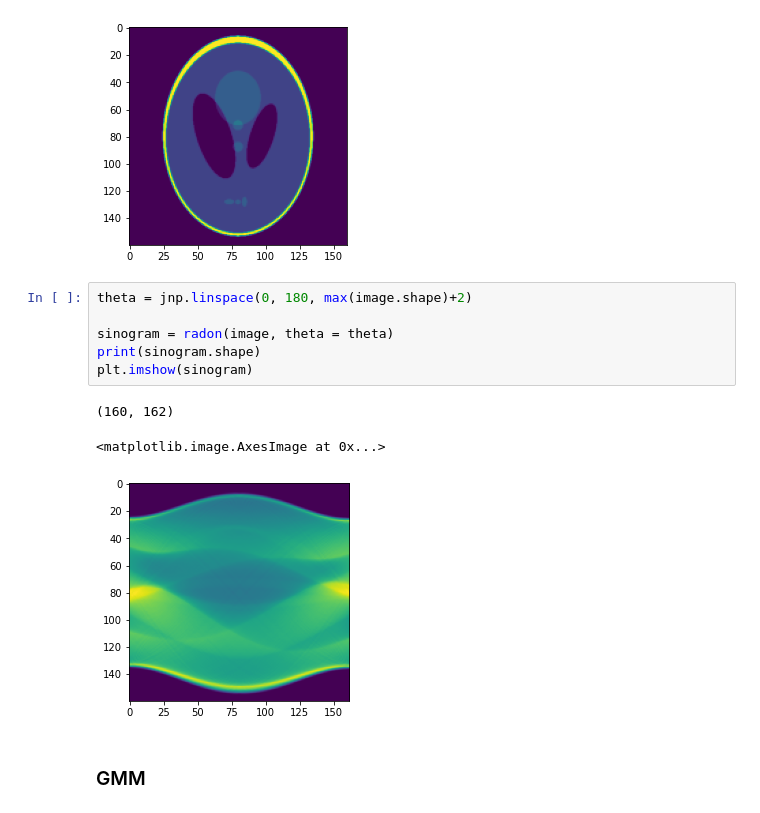
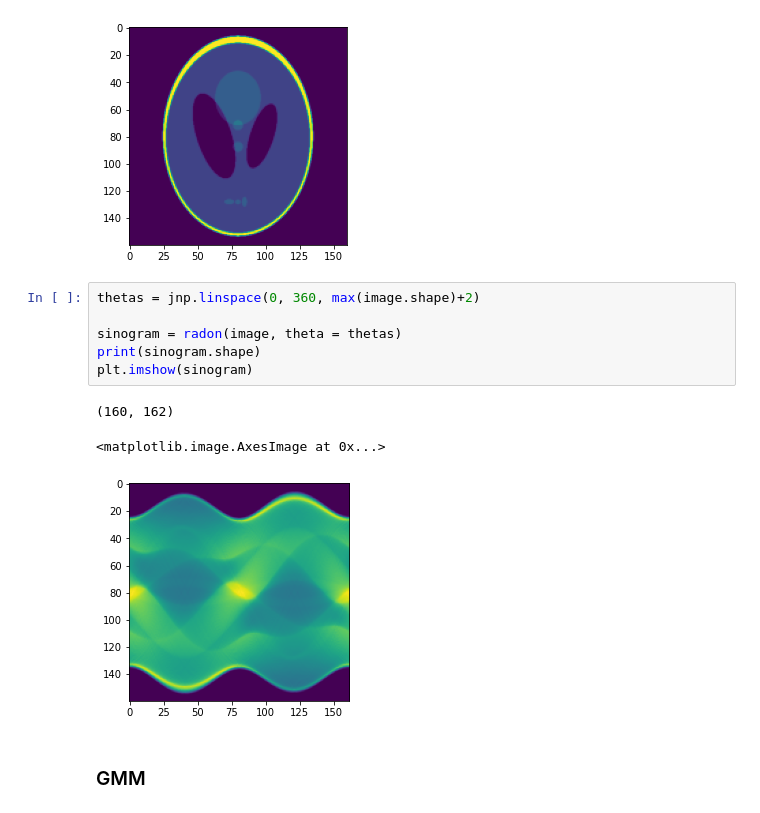
Before and after one commit to bogdantoader/simplecryoem, a Jupyter notebook: nb/SART.ipynb, the cells around one changed output. Saved outputs shown, nothing was run; the diff lists cells and outputs as text.

```diff
--- a/nb/SART.ipynb
+++ b/nb/SART.ipynb
@@ -48,15 +48,15 @@ plt.imshow(image)
 <matplotlib.image.AxesImage at 0x...>
 [figure]
 # %%
-theta = jnp.linspace(0, 180, max(image.shape)+2)
+thetas = jnp.linspace(0, 360, max(image.shape)+2)
 
-sinogram = radon(image, theta = theta)
+sinogram = radon(image, theta = thetas)
 print(sinogram.shape)
 plt.imshow(sinogram)
 # %% [output]
 (160, 162)
 <matplotlib.image.AxesImage at 0x...>
-[figure, old version]
+[figure, new version]
 # %% [markdown]
 ### GMM
 # %%
```
Also changed, not shown: parts of 13 cells of this notebook.
